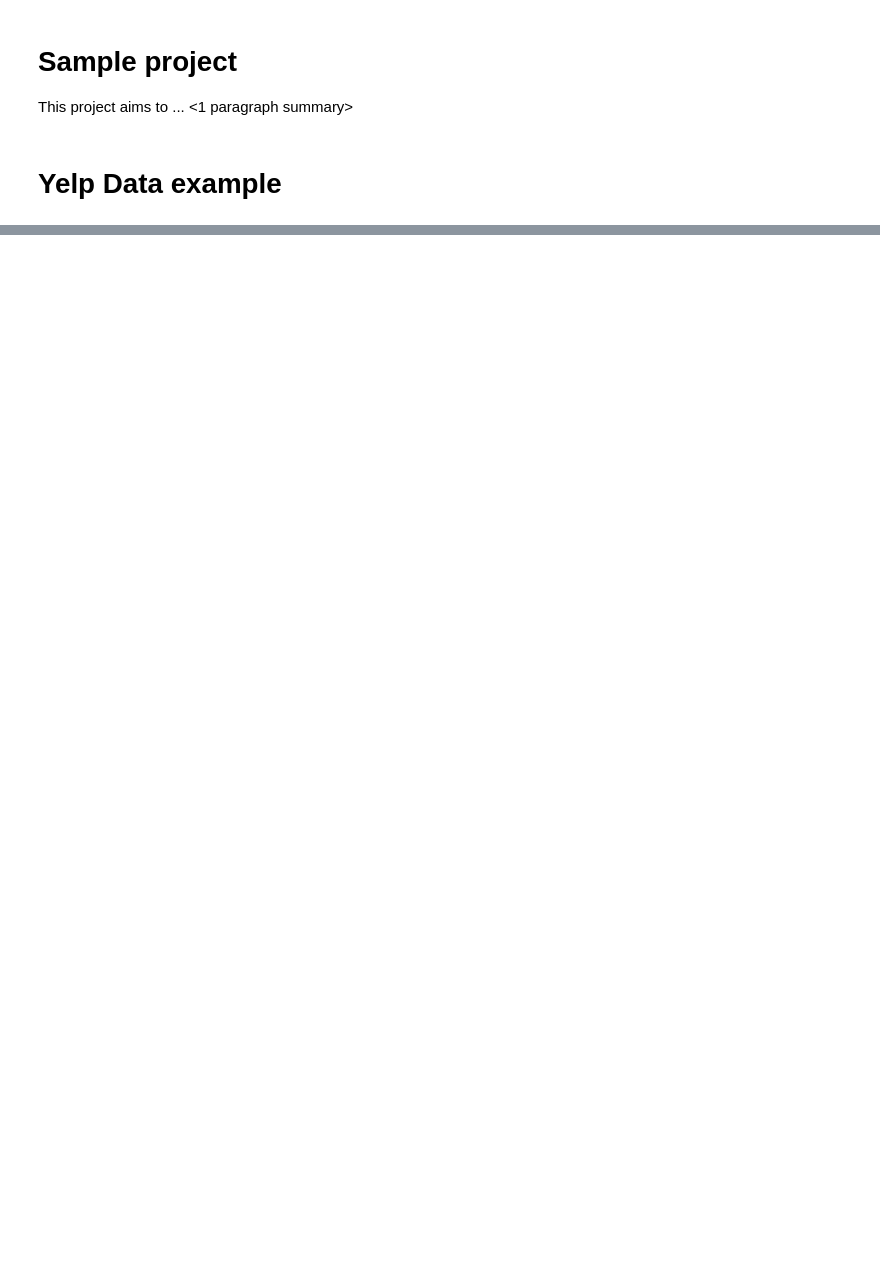
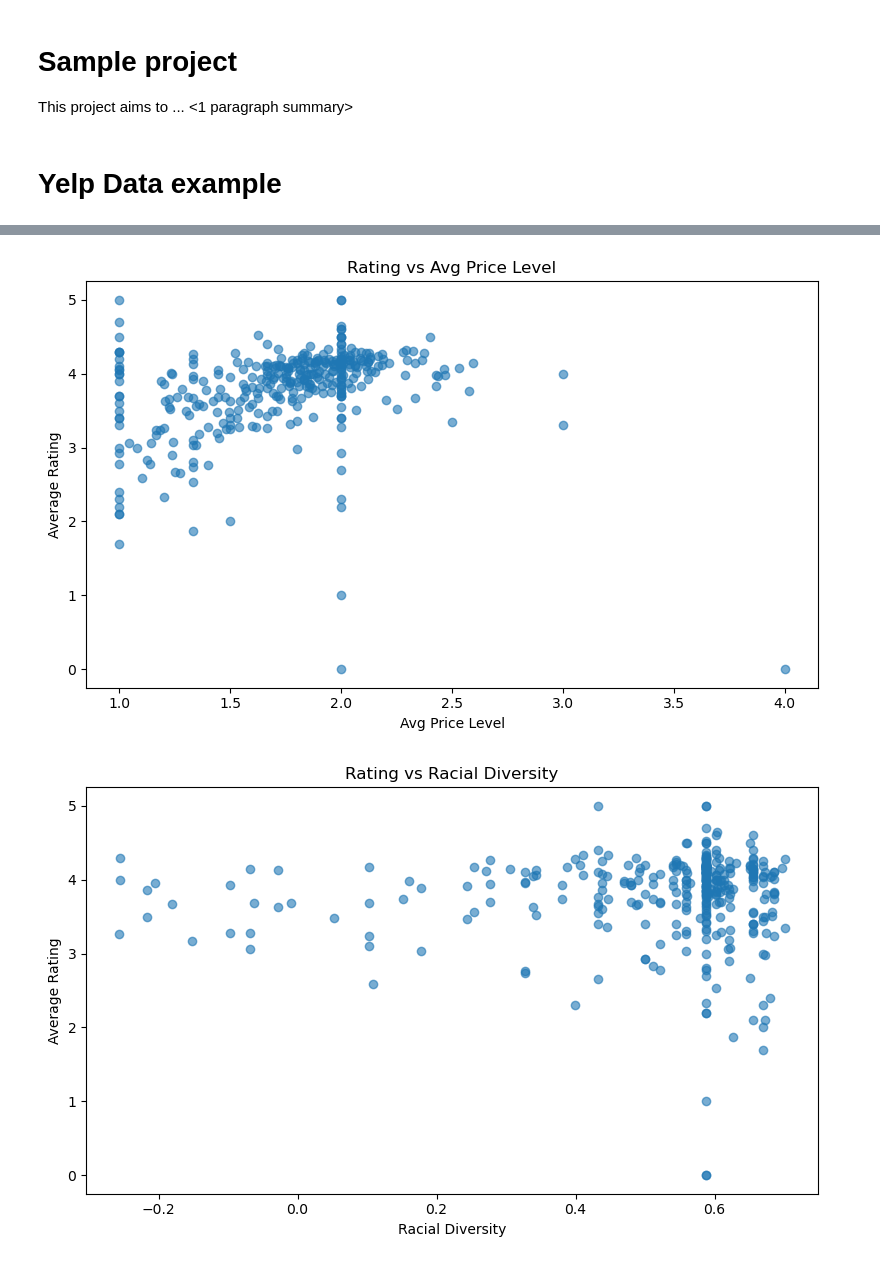
Before and after one commit to rouy-lauren/dsci510_fall2025_final_project, a Jupyter notebook: src/results.ipynb, the cells around one changed output, grey strips where cells are left out. Cells and saved outputs as stored; diff of their text form; code cells hidden in the pictures; blank space fills up the shorter version.

```diff
--- a/src/results.ipynb
+++ b/src/results.ipynb
@@ -39,0 +95,5 @@ Analysis complete. Results saved in: /Users/lauren/Desktop/final_project/results
+# %%
+zip_df = build_zip_level_dataset(df_full)
+zip_results = run_zip_level_models(zip_df)
+zip_results["linear"]["coefficients"]
+zip_results["random_forest"]["importances"]
@@ -39,0 +119,11 @@ Analysis complete. Results saved in: /Users/lauren/Desktop/final_project/results
+# %%
+plot_zip_scatter(zip_df, x_col="avg_price_level", title="Rating vs Avg Price Level")
+plot_zip_scatter(zip_df, x_col="racial_diversity", title="Rating vs Racial Diversity")
+plot_zip_scatter(zip_df, x_col="cuisine_diversity", title="Rating vs Cuisine Diversity")
+plot_zip_scatter(zip_df, x_col="restaurants_per_10k", title="Rating vs Restaurants per 10k")
+
+plot_zip_correlation_heatmap(zip_df)
+plot_top_zip_ratings(zip_df, top_n=20)
+# %% [output]
+[figure, added]
+[figure, added]
```
Also changed, not shown: parts of 6 cells of this notebook, 6 other files.
